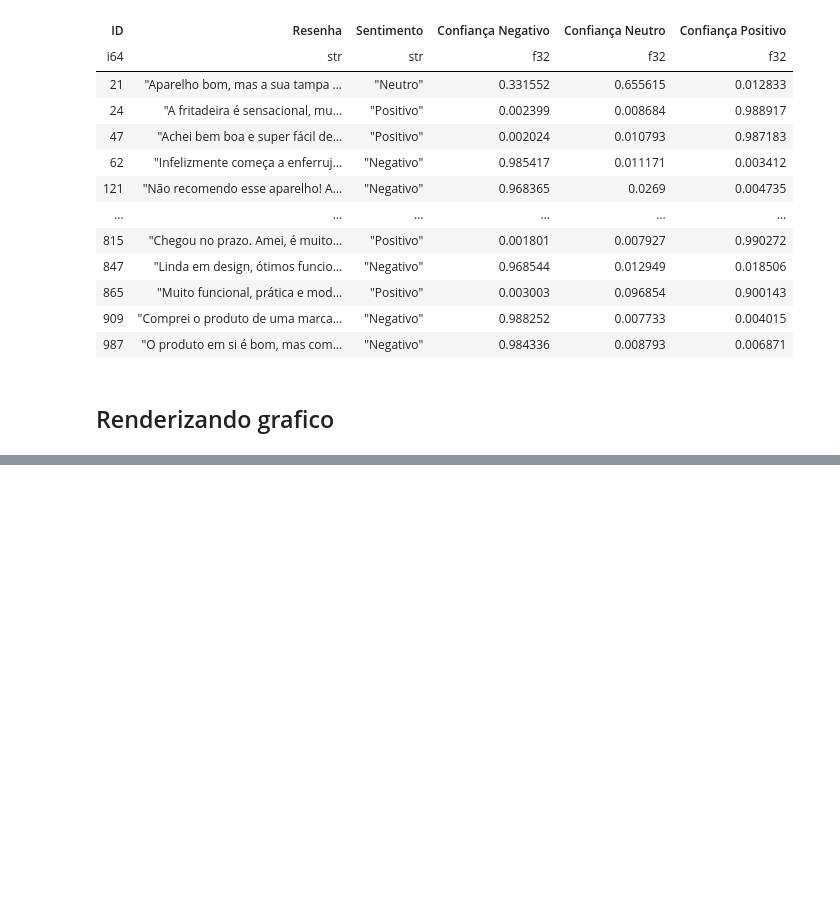
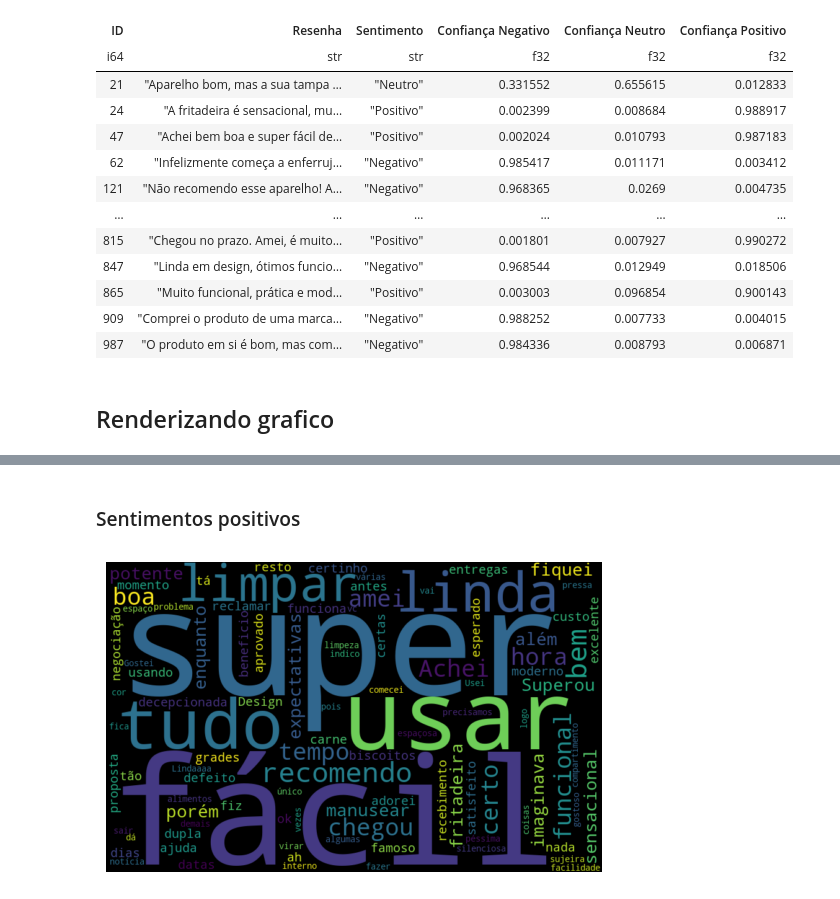
Before and after one commit to lexander91alfa/projeto_com_modelos_hugging_face, a Jupyter notebook: projeto-com-modelos-hugging-face/analise_sentimentos_ptbr.ipynb, the cells around one changed output, grey strips where cells are left out. Drawn from its saved outputs; the diff is of its cells as text; code cells hidden in the pictures; blank space fills up the shorter version.

Commit message:
Incluso grafico de stopwords

```diff
--- a/projeto-com-modelos-hugging-face/analise_sentimentos_ptbr.ipynb
+++ b/projeto-com-modelos-hugging-face/analise_sentimentos_ptbr.ipynb
@@ -117,0 +128,16 @@ px.pie(df.to_pandas(), names='Sentimento', title='Distribuição de sentimentos'
+# %%
+portuguese_stopwords = stopwords.words('portuguese')
+# %%
+def nuvem_palavras(df, sentimento):
+    texto = ' '.join(df.filter(df['Sentimento'] == sentimento)['Resenha'].to_numpy())
+
+    wordcloud = WordCloud(stopwords=portuguese_stopwords, width=800, height=500, max_words=100, background_color='black').generate(texto)
+    plt.imshow(wordcloud, interpolation='bilinear')
+    plt.axis('off')
+    plt.show()
+# %% [markdown]
+### Sentimentos positivos
+# %%
+nuvem_palavras(df, 'Positivo')
+# %% [output]
+[figure, added]
```
Also changed, not shown: parts of 6 cells of this notebook, 1 other file.
